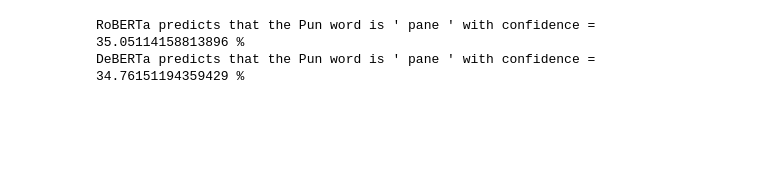
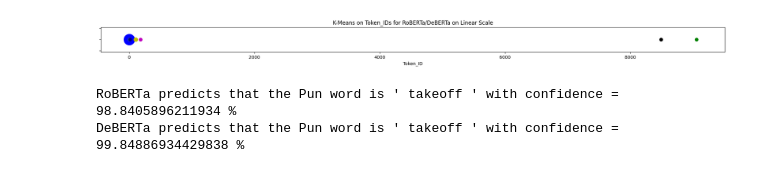
Before and after one commit to DavVratChadha/NoPunIntended, a Jupyter notebook: PunPal API/PunPal_API.ipynb, the cells around one changed output. Saved outputs shown, nothing was run; the diff lists cells and outputs as text; code cells hidden in the pictures; blank space fills up the shorter version.

```diff
--- a/PunPal API/PunPal_API.ipynb
+++ b/PunPal API/PunPal_API.ipynb
@@ -133,5 +229,5 @@ def sentence_processor(sentence):
 # %%
-def roberta_predictor(input_list, print_output):
+def deberta_predictor(input_list, print_output):
   pos_sentence = input_list[0]
   sentence = input_list[1]
   max_len = 79 #dont change
@@ -144,7 +240,7 @@ def roberta_predictor(input_list, print_output):
 
   k_means_output = []
 
-  encoded_data = roberta_tokenizer.encode_plus(
+  encoded_data = deberta_tokenizer.encode_plus(
           sentence,
           add_special_tokens=True,
           max_length = max_len, #we are padding all sentences to a max_len elements (words + punction)
@@ -157,8 +253,8 @@ def roberta_predictor(input_list, print_output):
   temp = np.array(encoded_data['input_ids'][0].tolist().copy())
   temp = temp[temp != temp[-1]] #remove padding
 
-  multiplier = 0.5 #you can change this value to affect how the test model works. This is a hyperparameter which changes the max number of clusters for kmeans
-  #mutliplier has been set to 0.5 because RoBERTa was fine-tuned by us with this value
+  multiplier = 1 #you can change this value to affect how the test model works. This is a hyperparameter which changes the max number of clusters for kmeans
+  #mutliplier has been set to 1 because deberta was fine-tuned by us with this value
   num_clusters = max(math.ceil(len(temp)*multiplier), min(5, len(sentence)))
 
   kmeans = KMeans(n_clusters = num_clusters, n_init = 10)
@@ -177,7 +273,6 @@ def roberta_predictor(input_list, print_output):
   indices = np.where(att_labels == first_mode)
   attention_mask[indices] = 1
 
-
   lone_word = unique[np.where(count == 1)]
   lone_word_ind = np.where(np.isin(att_labels, lone_word))[0]
   attention_mask[lone_word_ind] = 1
@@ -191,8 +286,10 @@ def roberta_predictor(input_list, print_output):
   attention_mask = torch.stack([attention_mask], dim = 0)
 
   #use fine-tuned model
-  model_output = roberta_model(input_id, attention_mask = attention_mask)
+  model_output = deberta_model(input_id, attention_mask = attention_mask)
   model_output = torch.softmax(model_output["logits"].detach(), dim = 1) * rel_freq_heuristic
+  sum = torch.sum(model_output)
+  model_output = model_output/sum
   model_pred = torch.argmax(model_output, dim = 1)
   model_confidence = torch.max(model_output, dim = 1)
   #updating some values
@@ -274,10 +301,10 @@ def deberta_predictor(input_list, print_output):
 # %%
-def PunPal(input_sentence = "", model_name = "ensemble", print_output = True):
+def PunPal(input_sentence = "", model_name = "ensemble", display_output = True):
   """This function acts as an API to test the models trained by us on any input sentence.
   Input:
       input_sentence: <your sentence>
       model_name: roberta / deberta / ensemble
-      print_output (optional): True / False
+      display_output (optional): True / False
   Output:
       model_pred: Predicted pun word
       model_confidence: Confidence rate of a word being a pun
@@ -289,10 +316,11 @@ def PunPal(input_sentence = "", model_name = "ensemble", print_output = True):
   #POS tagging
   output_list = sentence_processor(input_sentence)
 
-  roberta_pred, roberta_conf = roberta_predictor(output_list, print_output)
-  deberta_pred, deberta_conf = deberta_predictor(output_list, print_output)
+  roberta_pred, roberta_conf = roberta_predictor(output_list, display_output)
+  deberta_pred, deberta_conf = deberta_predictor(output_list, display_output)
 
-  if print_output:
+  if display_output:
+    print()
     print("RoBERTa predicts that the Pun word is '", roberta_pred, "' with confidence = ", roberta_conf, "%")
     print("DeBERTa predicts that the Pun word is '", deberta_pred, "' with confidence = ", deberta_conf, "%")
 
@@ -310,14 +338,18 @@ def PunPal(input_sentence = "", model_name = "ensemble", print_output = True):
   else:
     print("Invalid Model name")
     return None, None
-# %%
-#model = roberta / deberta / ensemble
-#input = <your sentence>
-#print_output (optional) = True / False
-
-model = "roberta"
-input = "When the glassblower inhaled he got a pane in the stomach."
-pred, conf = PunPal(input_sentence = input, model_name = model)
-# %% [output]
-RoBERTa predicts that the Pun word is ' pane ' with confidence =  35.05114158813896 %
-DeBERTa predicts that the Pun word is ' pane ' with confidence =  34.76151194359429 %
+# %%
+#model = roberta / deberta / ensemble
+#input = <your sentence>
+#display_output (optional) = True / False
+
+model = "roberta"
+input = "Two airline pilots in a stand-up comedy did a takeoff."
+pred, conf = PunPal(input_sentence = input, model_name = model)
+
+#Note: pred and conf depend on the model chosen, whereas the output below are for both model and can be turned off by setting display_output = False
+#Note2: Circles on graph below represent the centroid location of a K-Means cluster for token_id of words with similar context. Larger Radii implies larger cluster
+# %% [output]
+[figure, added]
+RoBERTa predicts that the Pun word is ' takeoff ' with confidence =  98.8405896211934 %
+DeBERTa predicts that the Pun word is ' takeoff ' with confidence =  99.84886934429838 %
```
Also changed, not shown: parts of 9 cells of this notebook.
